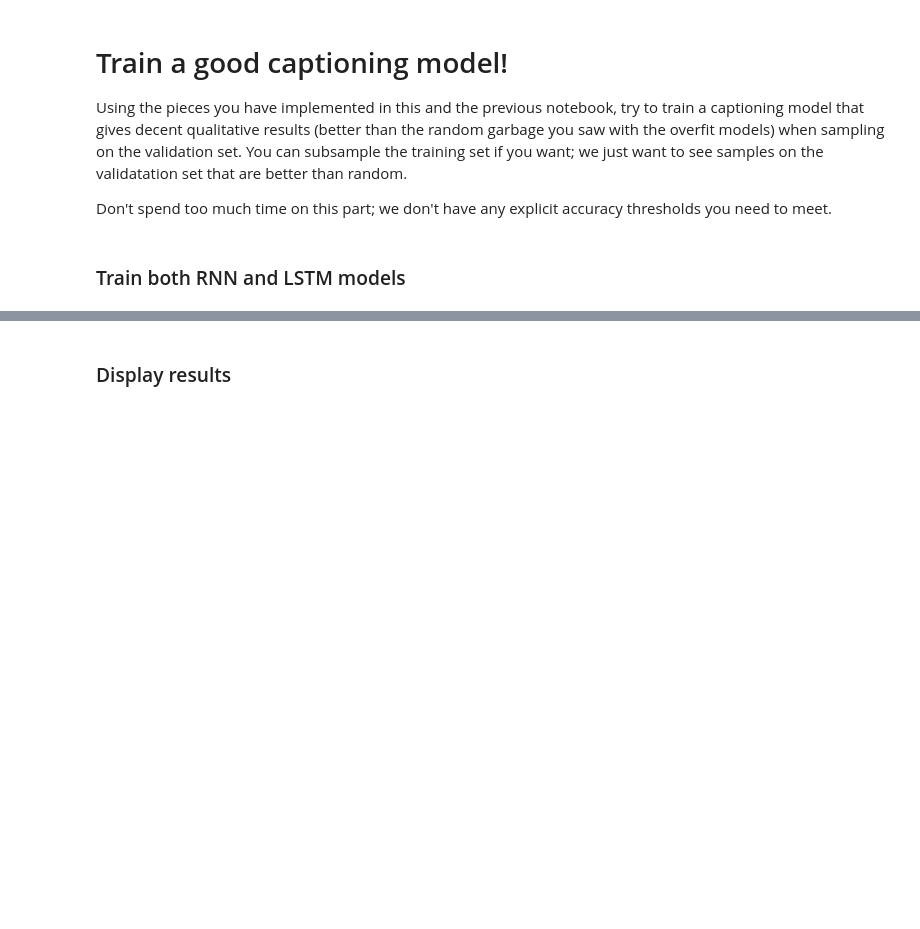
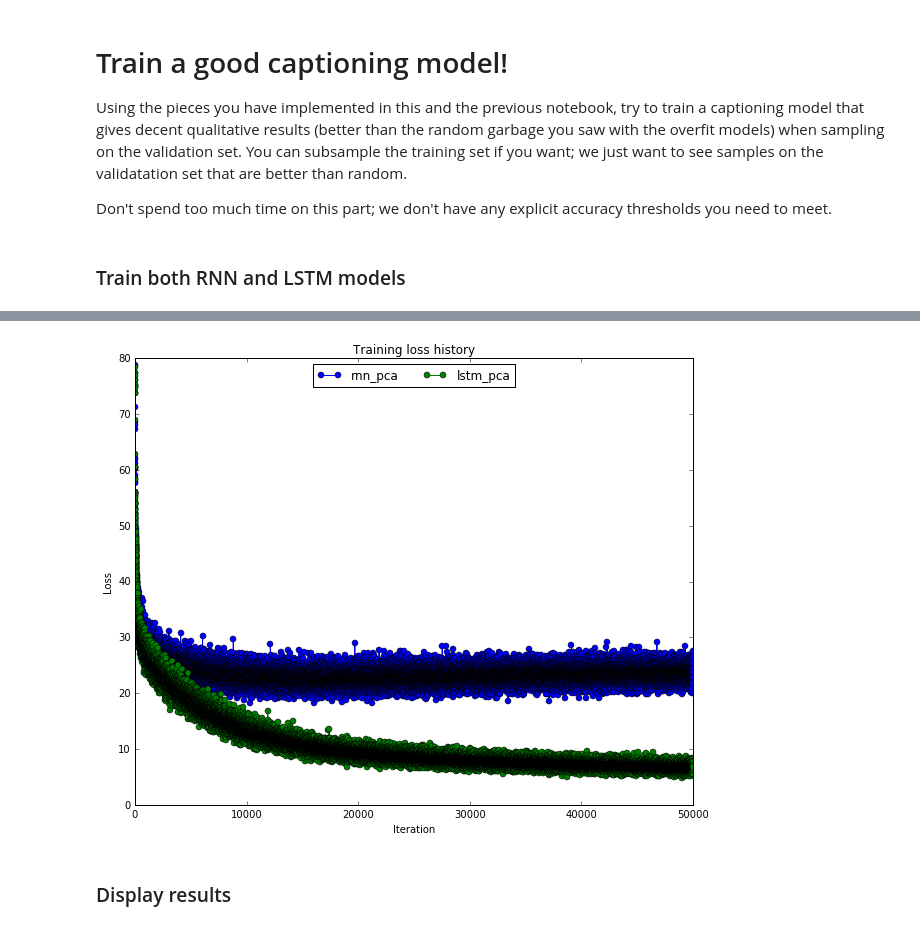
Before and after one commit to RyanZotti/cs231n, a Jupyter notebook: assignment3/LSTM_Captioning.ipynb, the cells around one changed output, grey strips where cells are left out. Drawn from its saved outputs; the diff is of its cells as text; code cells hidden in the pictures; blank space fills up the shorter version.

```diff
--- a/assignment3/LSTM_Captioning.ipynb
+++ b/assignment3/LSTM_Captioning.ipynb
@@ -383,9 +383,9 @@ def get_data(pca=False, max_train=None):
 
 f = "/Users/qzz227/projects/applied_research/interview_prep/karpathy_course/assignment3/cs231n/datasets/models.pkl"
 re_train_model = True
+print "Retraining models"
+max_train = 50000
 if re_train_model:
-    print "Retraining models"
-    max_train = None
     data_pca = get_data(pca=True, max_train=max_train)
     rnn_model_pca, rnn_solver_pca = train_model(data=data_pca, cell_type='rnn', num_epochs=50)
     lstm_model_pca, lstm_solver_pca = train_model(data=data_pca, cell_type='lstm', num_epochs=50)
@@ -443,3 +443,4 @@ Retraining models
+[figure, added]
 # %% [markdown]
 ### Display results
 # %%
```
Also changed, not shown: parts of 6 cells of this notebook.
